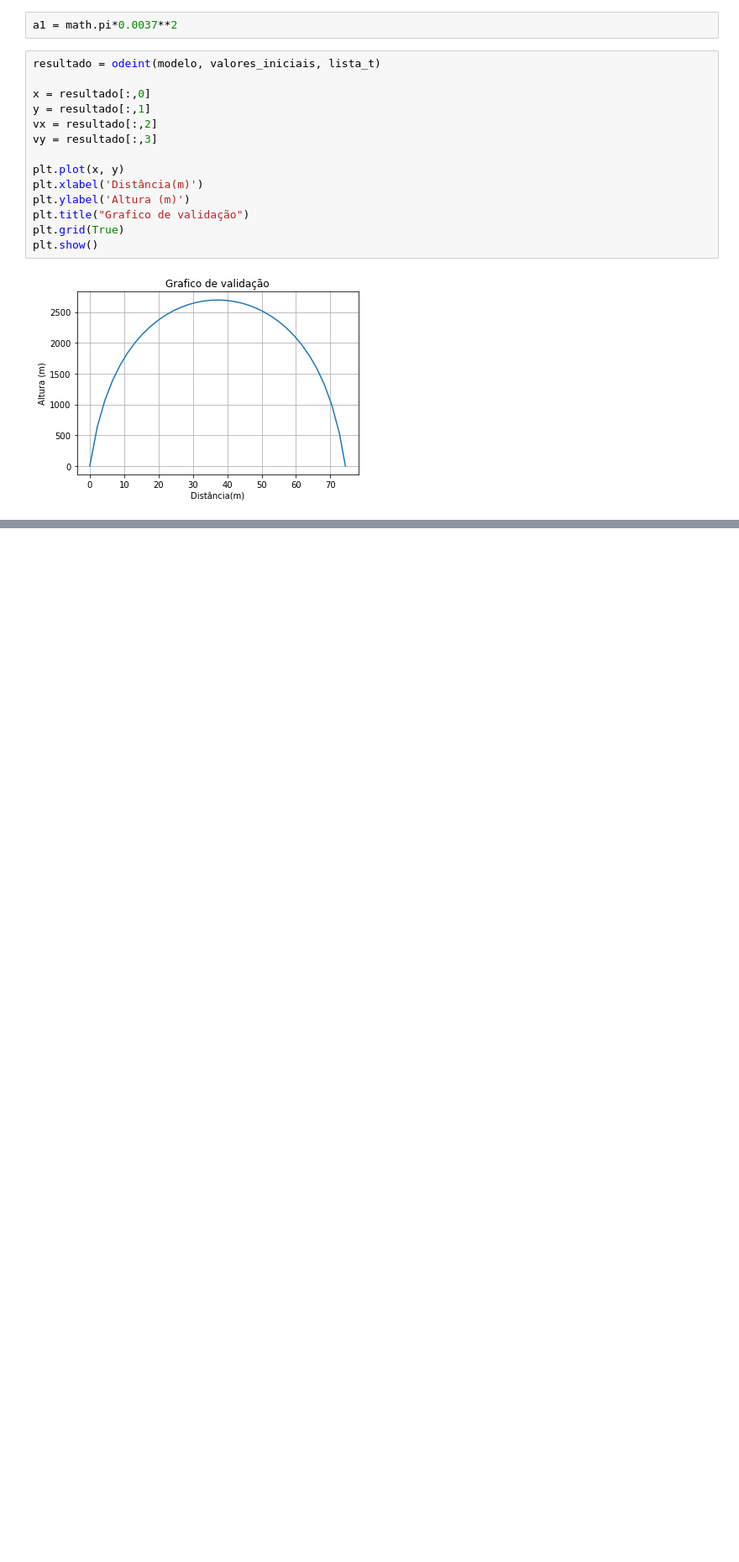
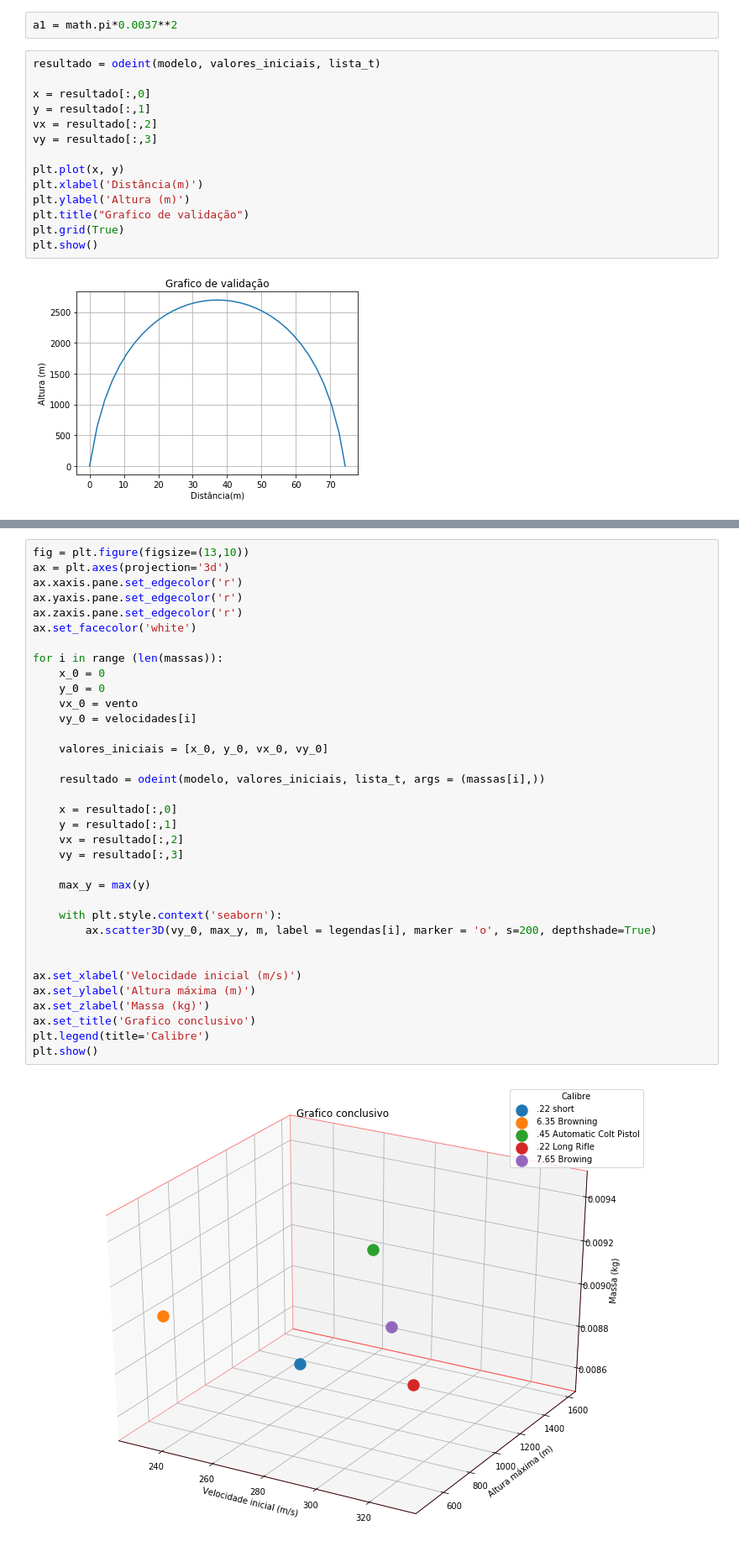
Before and after one commit to rodme02/Projeto3_ModSim, a Jupyter notebook: Projeto 3.3.ipynb, the cells around one changed output, grey strips where cells are left out. Shown at 84% size. Drawn from its saved outputs; the diff is of its cells as text; blank space fills up the shorter version.

```diff
--- a/Projeto 3.3.ipynb
+++ b/Projeto 3.3.ipynb
@@ -170,0 +178,37 @@ plt.show()
+# %%
+fig = plt.figure(figsize=(13,10))
+ax = plt.axes(projection='3d')
+ax.xaxis.pane.set_edgecolor('r')
+ax.yaxis.pane.set_edgecolor('r')
+ax.zaxis.pane.set_edgecolor('r')
+ax.set_facecolor('white')
+
+for i in range (len(massas)):
+    x_0 = 0
+    y_0 = 0
+    vx_0 = vento
+    vy_0 = velocidades[i]
+
+    valores_iniciais = [x_0, y_0, vx_0, vy_0]
+
+    resultado = odeint(modelo, valores_iniciais, lista_t, args = (massas[i],))
+
+    x = resultado[:,0]
+    y = resultado[:,1]
+    vx = resultado[:,2]
+    vy = resultado[:,3]
+
+    max_y = max(y)
+
+    with plt.style.context('seaborn'):
+        ax.scatter3D(vy_0, max_y, m, label = legendas[i], marker = 'o', s=200, depthshade=True)
+
+
+ax.set_xlabel('Velocidade inicial (m/s)')
+ax.set_ylabel('Altura máxima (m)')
+ax.set_zlabel('Massa (kg)')
+ax.set_title('Grafico conclusivo')
+plt.legend(title='Calibre')
+plt.show()
+# %% [output]
+[figure, added]
```
Also changed, not shown: parts of 4 cells of this notebook.
